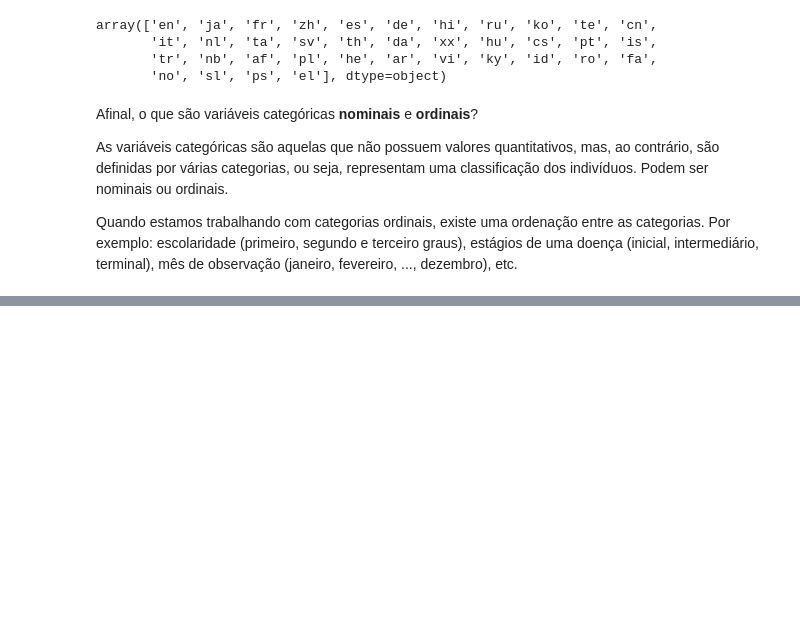
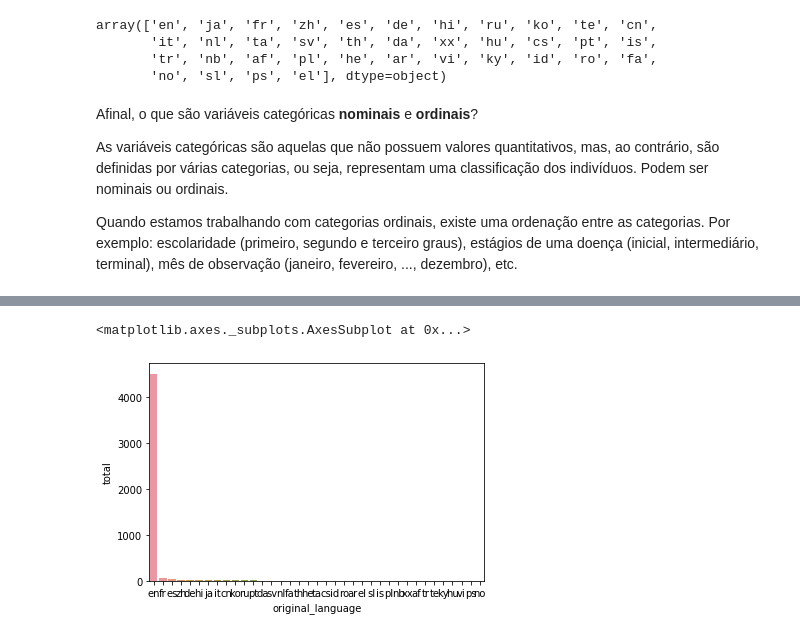
Before and after one commit to alabliuk/Alura, a Jupyter notebook: Data Science/Primeiros passos/source/Introdução_a_Data_Science.ipynb, the cells around one changed output, grey strips where cells are left out. Cells and saved outputs as stored; diff of their text form; code cells hidden in the pictures; blank space fills up the shorter version.

Commit message:
Data Science - Finalizando aula

```diff
--- a/Data Science/Primeiros passos/source/Introdução_a_Data_Science.ipynb
+++ b/Data Science/Primeiros passos/source/Introdução_a_Data_Science.ipynb
@@ -253,3 +261,10 @@ Afinal, o que são variáveis categóricas **nominais** e **ordinais**?
 As variáveis categóricas são aquelas que não possuem valores quantitativos, mas, ao contrário, são definidas por várias categorias, ou seja, representam uma classificação dos indivíduos. Podem ser nominais ou ordinais.
 
 Quando estamos trabalhando com categorias ordinais, existe uma ordenação entre as categorias. Por exemplo: escolaridade (primeiro, segundo e terceiro graus), estágios de uma doença (inicial, intermediário, terminal), mês de observação (janeiro, fevereiro, ..., dezembro), etc.
+# %%
+# .value_counts() --> contando a quantidade de linguas
+# .to_frame() --> colocando em frame (Formatação de datatable)
+# .reset_index() --> add indice
+contagem_de_lingua = tmdb.original_language.value_counts().to_frame().reset_index()
+contagem_de_lingua.columns = ["original_language", "total"]
+contagem_de_lingua.head()
@@ -255,0 +278,6 @@ Quando estamos trabalhando com categorias ordinais, existe uma ordenação entre
+# %%
+# plotar grafico de barra separado pelo original_language
+sns.barplot(x = "original_language", y = "total", data = contagem_de_lingua)
+# %% [output]
+<matplotlib.axes._subplots.AxesSubplot at 0x...>
+[figure, added]
```
Also changed, not shown: parts of 21 cells of this notebook.
